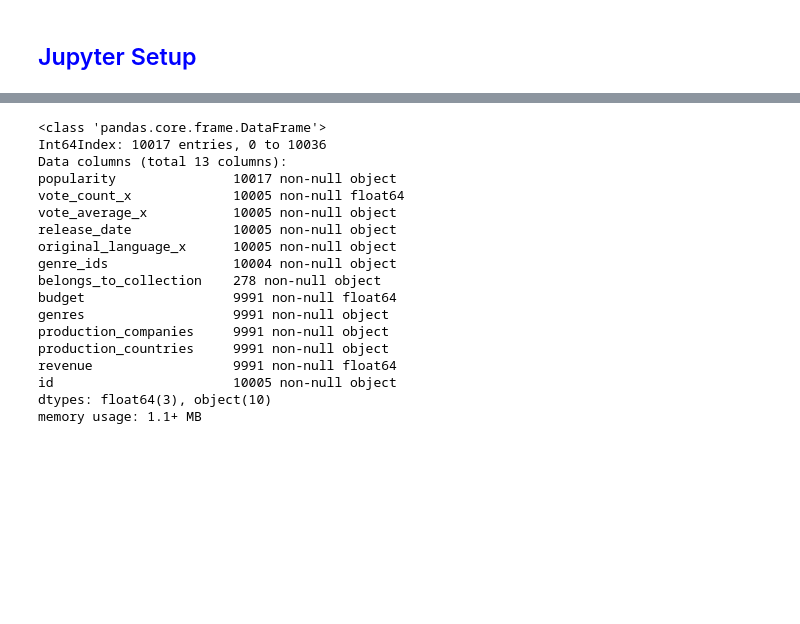
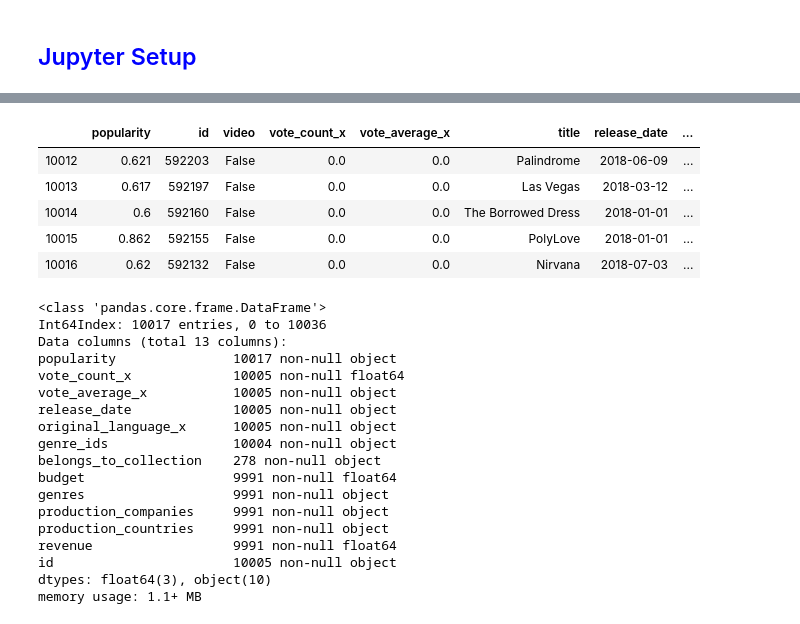
Before and after one commit to joekryan/FlatironMod3Project, a Jupyter notebook: EDA Jahir.ipynb, the cells around one changed output, grey strips where cells are left out. Saved outputs shown, nothing was run; the diff lists cells and outputs as text; code cells hidden in the pictures; blank space fills up the shorter version.

```diff
--- a/EDA Jahir.ipynb
+++ b/EDA Jahir.ipynb
@@ -41,3 +61,12 @@ df.head()
+# %%
+df.tail()
+# %% [output]
+|  | popularity | id | video | vote_count_x | vote_average_x | title | release_date | ... |
+| 10012 | 0.621 | 592203 | False | 0.0 | 0.0 | Palindrome | 2018-06-09 | ... |
+| 10013 | 0.617 | 592197 | False | 0.0 | 0.0 | Las Vegas | 2018-03-12 | ... |
+| 10014 | 0.6 | 592160 | False | 0.0 | 0.0 | The Borrowed Dress | 2018-01-01 | ... |
+| 10015 | 0.862 | 592155 | False | 0.0 | 0.0 | PolyLove | 2018-01-01 | ... |
+| 10016 | 0.62 | 592132 | False | 0.0 | 0.0 | Nirvana | 2018-07-03 | ... |
 # %%
 columns_to_keep = ['popularity', 'vote_count_x', 'vote_average_x', 'release_date', 'original_language_x',
                    'genre_ids', 'belongs_to_collection', 'budget', 'genres', 'production_companies',
```
Also changed, not shown: parts of 2 cells of this notebook, 1 other file.
